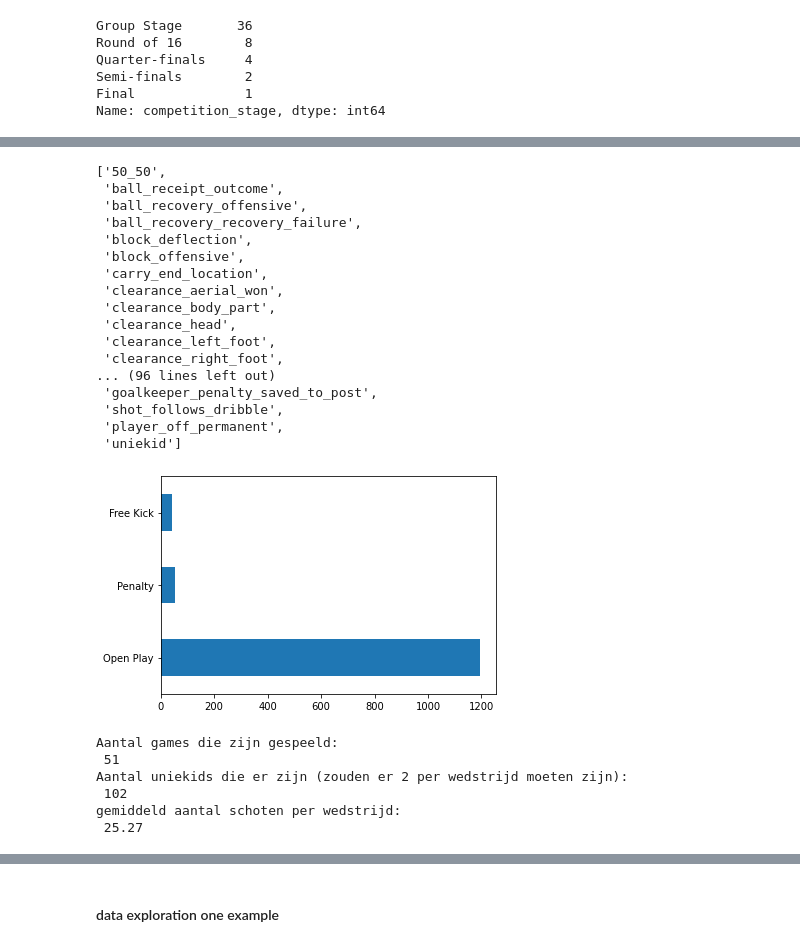
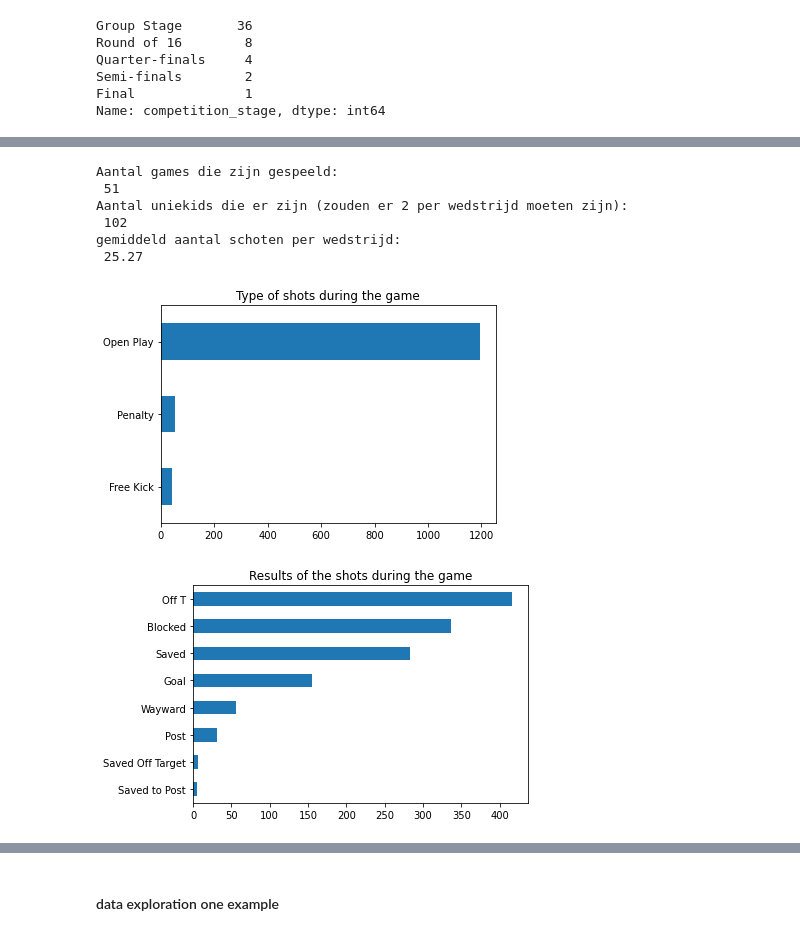
Before and after one commit to Nelleke20/notebook.goalpredictor, a Jupyter notebook: notebooks/1_create_trainset.ipynb, the cells around one changed output, grey strips where cells are left out. Saved outputs shown, nothing was run; the diff lists cells and outputs as text; code cells hidden in the pictures.

```diff
--- a/notebooks/1_create_trainset.ipynb
+++ b/notebooks/1_create_trainset.ipynb
@@ -78,37 +79,25 @@ events_all_matches['shot_type'].value_counts()
-# %%
-events_all_matches.columns.to_list()
-# %% [output]
-['50_50',
- 'ball_receipt_outcome',
- 'ball_recovery_offensive',
- 'ball_recovery_recovery_failure',
- 'block_deflection',
- 'block_offensive',
- 'carry_end_location',
- 'clearance_aerial_won',
- 'clearance_body_part',
- 'clearance_head',
- 'clearance_left_foot',
- 'clearance_right_foot',
-... (96 lines left out)
- 'goalkeeper_penalty_saved_to_post',
- 'shot_follows_dribble',
- 'player_off_permanent',
- 'uniekid']
+# %%
+print('Aantal games die zijn gespeeld: \n', events_all_matches['match_id'].nunique())
+print('Aantal uniekids die er zijn (zouden er 2 per wedstrijd moeten zijn):\n', events_all_matches['uniekid'].nunique())
+print('gemiddeld aantal schoten per wedstrijd: \n', round(np.mean(events_all_matches.groupby('match_id')['shot_type'].count()),2))
+# %% [output]
+Aantal games die zijn gespeeld:
+ 51
+Aantal uniekids die er zijn (zouden er 2 per wedstrijd moeten zijn):
+ 102
+gemiddeld aantal schoten per wedstrijd:
+ 25.27
 # %%
 # check a variable, for example: what types of shots do we have?
-events_all_matches['shot_type'].value_counts().plot(kind='barh')
+events_all_matches['shot_type'].value_counts(ascending=True).plot(kind='barh')
+plt.title('Type of shots during the game')
 plt.show()
 # %% [output]
-[figure, old version]
+[figure, new version]
-# %%
-print('Aantal games die zijn gespeeld: \n', events_all_matches['match_id'].nunique())
-print('Aantal uniekids die er zijn (zouden er 2 per wedstrijd moeten zijn):\n', events_all_matches['uniekid'].nunique())
-print('gemiddeld aantal schoten per wedstrijd: \n', round(np.mean(events_all_matches.groupby('match_id')['shot_type'].count()),2))
-# %% [output]
-Aantal games die zijn gespeeld:
- 51
-Aantal uniekids die er zijn (zouden er 2 per wedstrijd moeten zijn):
- 102
-gemiddeld aantal schoten per wedstrijd:
- 25.27
+# %%
+# check another variable, because.. what are the results of all the shots?
+events_all_matches['shot_outcome'].value_counts(ascending=True).plot(kind='barh')
+plt.title('Results of the shots during the game')
+plt.show()
+# %% [output]
+[figure, added]
```
Also changed, not shown: parts of 47 cells of this notebook, 1 other file.
